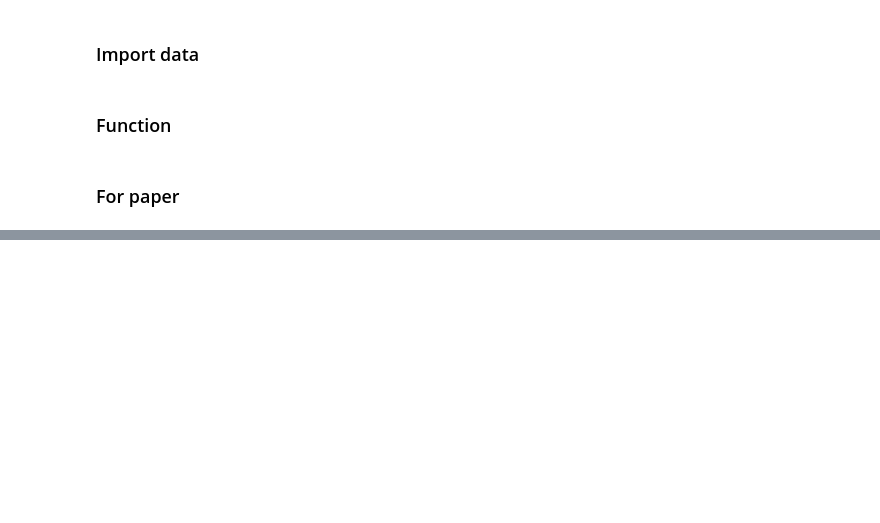
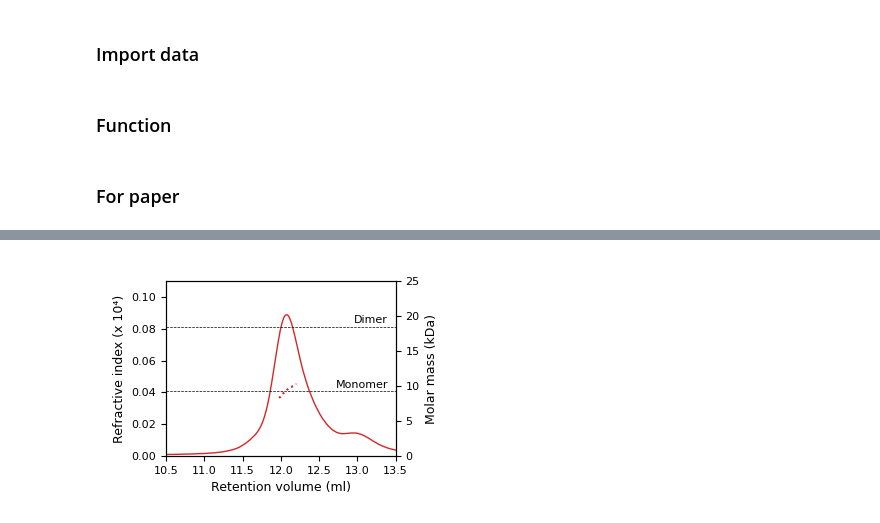
Before and after one commit to goehringlab/2023-Bland-bioRxiv, a Jupyter notebook: scripts/Downstream analysis and figures/SEC MALS/Traces_.ipynb, the cells around one changed output, grey strips where cells are left out. Drawn from its saved outputs; the diff is of its cells as text; code cells hidden in the pictures; blank space fills up the shorter version.

```diff
--- a/scripts/Downstream analysis and figures/SEC MALS/Traces_.ipynb
+++ b/scripts/Downstream analysis and figures/SEC MALS/Traces_.ipynb
@@ -93,7 +92,7 @@ fig.savefig('Figs/wt_titration.png', dpi=600, transparent=True)
 fig, ax1, ax2 = create_fig(csv_L109R, ylim1=[0, 0.1], c='tab:red')
 fig.set_size_inches(3.8,2.8)
 ax1.set_ylim(top=0.11)
-fig.set_size_inches(3, 2.5)
+fig.set_size_inches(3.5, 2.5)
 fig.subplots_adjust(left=0.2, bottom=0.2, top=0.9)
 fig.savefig('Figs/L109R.png', dpi=600, transparent=True)
 # %% [output]
@@ -101,0 +99 @@ fig.savefig('Figs/L109R.png', dpi=600, transparent=True)
+[figure, added]
```
Also changed, not shown: parts of 2 cells of this notebook, 3 other files.
